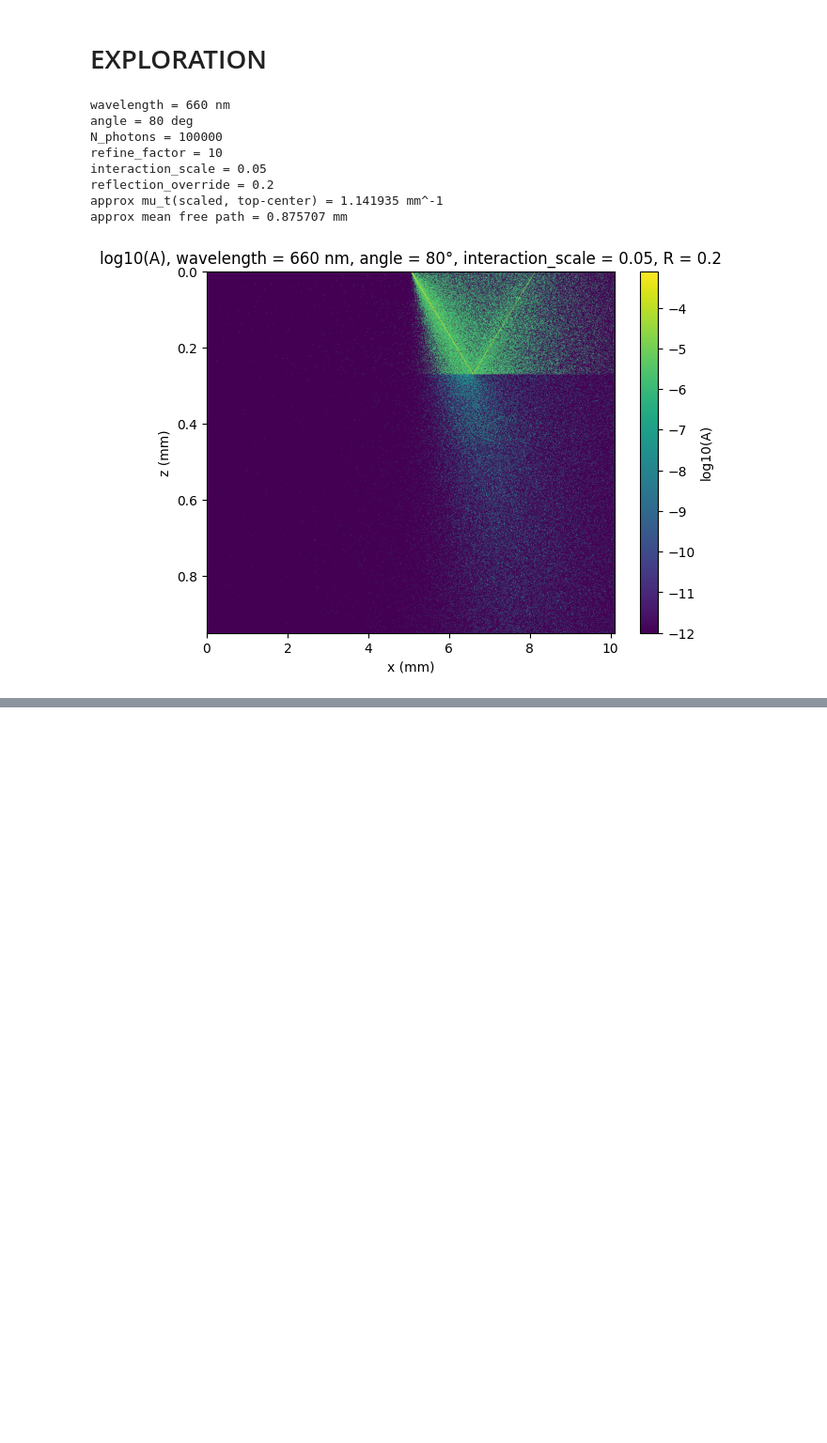
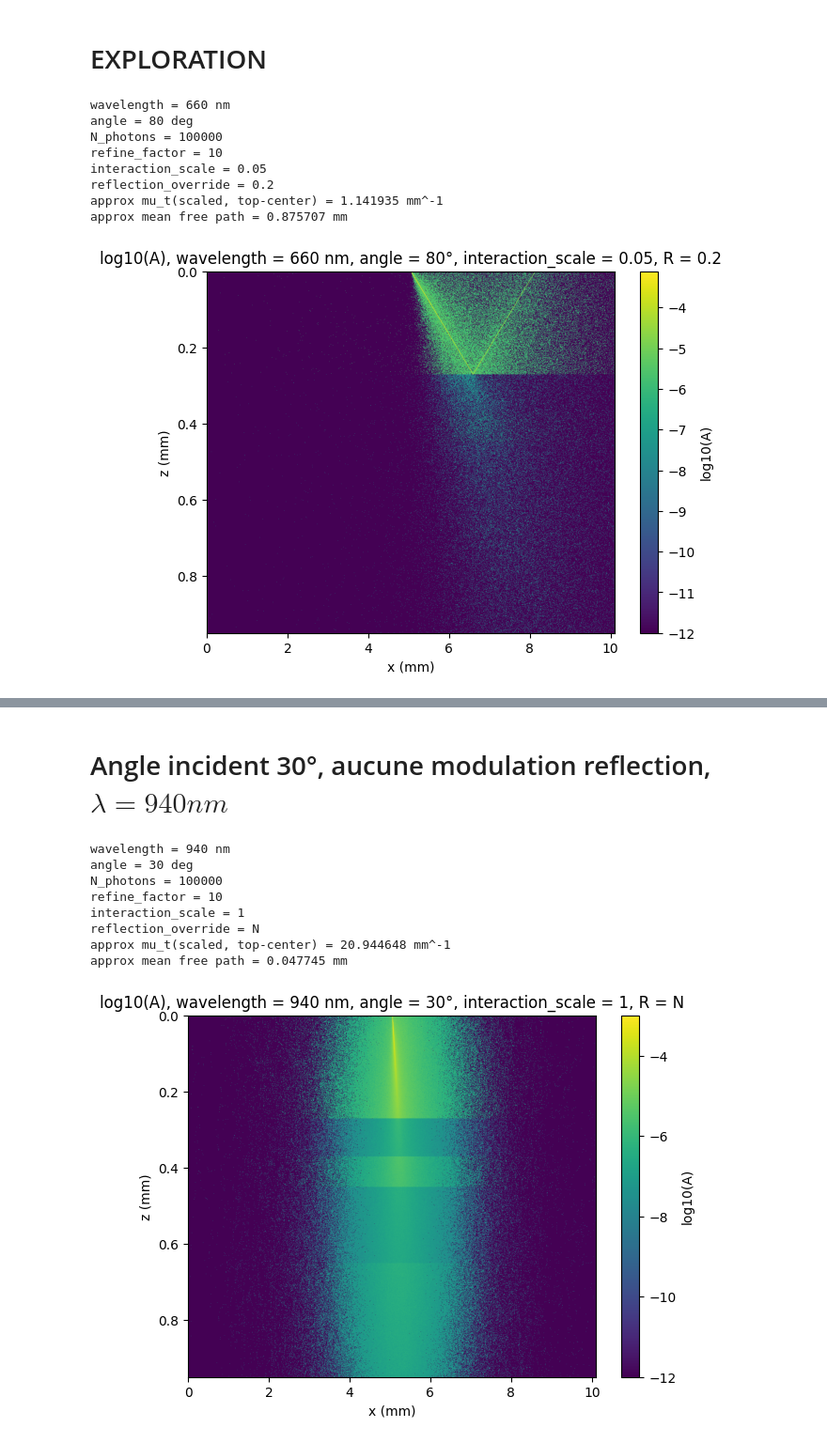
Before and after one commit to dalisullivan01/Lab-Monte-Carlo-GBM8802, a Jupyter notebook: lab_V3_P2_Explore.ipynb, the cells around one changed output, grey strips where cells are left out. Shown at 94% size. Drawn from its saved outputs; the diff is of its cells as text; code cells hidden in the pictures; blank space fills up the shorter version.

```diff
--- a/lab_V3_P2_Explore.ipynb
+++ b/lab_V3_P2_Explore.ipynb
@@ -718,0 +729,22 @@ approx mean free path = 0.043785 mm
+# %% [markdown]
+# Angle incident 30°, aucune modulation reflection, $\lambda = 940nm$
+# %%
+A_half, x_step_refined, z_step_local = run_angle_simulation(
+    wl_test=940,
+    theta_test=30,
+    N_test=100000,
+    refine_factor=10,
+    interaction_scale=1,
+    reflection_override="N",
+    debug=False
+)
+# %% [output]
+wavelength = 940 nm
+angle = 30 deg
+N_photons = 100000
+refine_factor = 10
+interaction_scale = 1
+reflection_override = N
+approx mu_t(scaled, top-center) = 20.944648 mm^-1
+approx mean free path = 0.047745 mm
+[figure, added]
```
Also changed, not shown: parts of 18 cells of this notebook, 1 other file.
